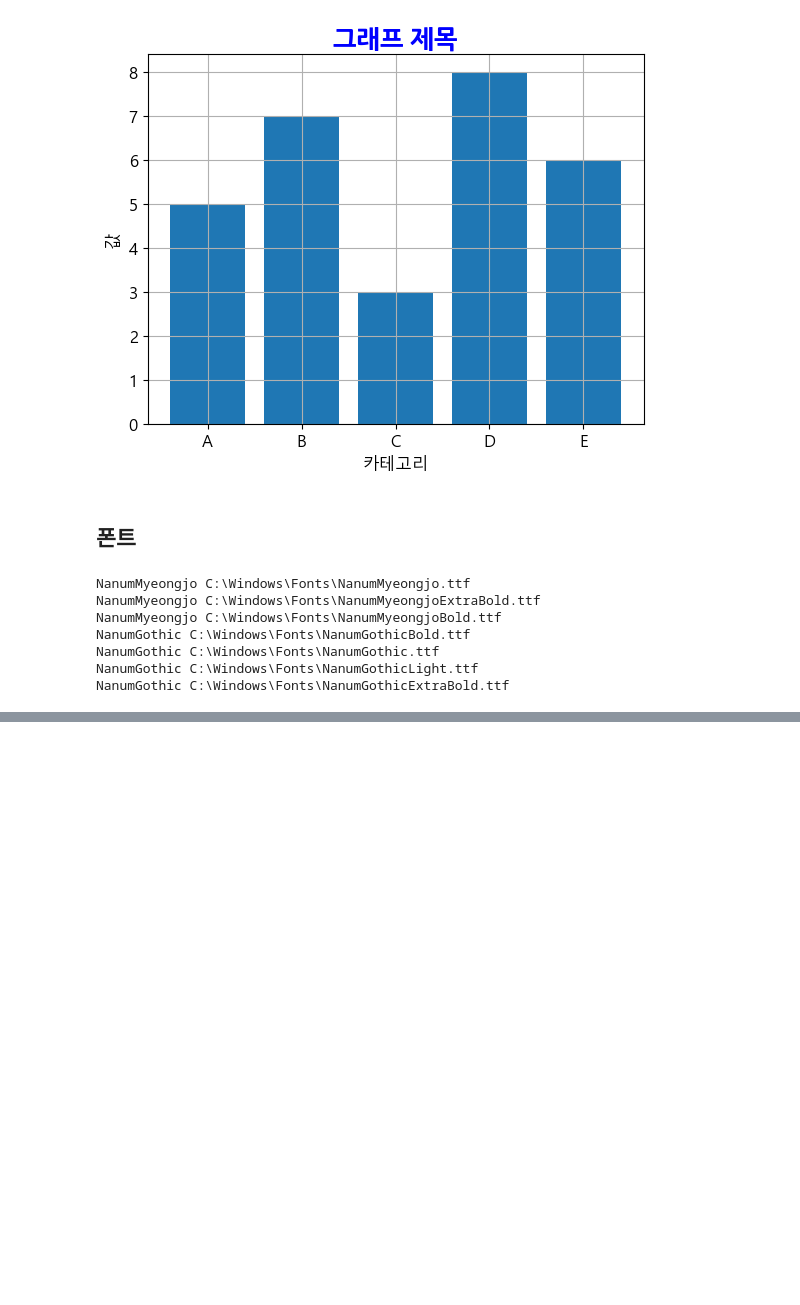
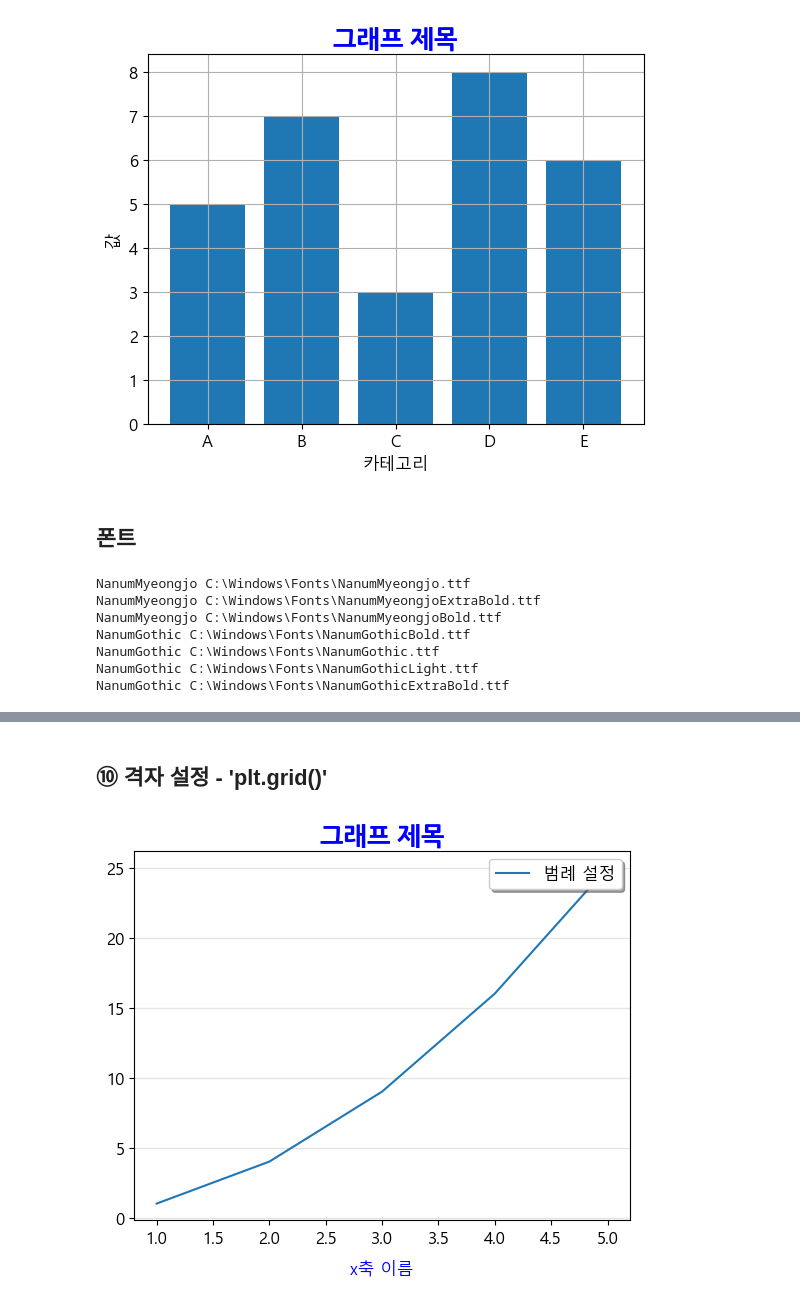
Before and after one commit to loveinlove02/data01, a Jupyter notebook: app_02.ipynb, the cells around one changed output, grey strips where cells are left out. Drawn from its saved outputs; the diff is of its cells as text; code cells hidden in the pictures; blank space fills up the shorter version.

```diff
--- a/app_02.ipynb
+++ b/app_02.ipynb
@@ -194,0 +258,29 @@ NanumGothic C:\Windows\Fonts\NanumGothicExtraBold.ttf
+# %% [markdown]
+## ⑩ 격자 설정 - 'plt.grid()'
+# %%
+import matplotlib.pyplot as plt
+import matplotlib
+
+matplotlib.rcParams['font.family'] = 'Malgun Gothic'
+matplotlib.rcParams['axes.unicode_minus'] = False
+
+fig, ax = plt.subplots()
+
+x = [1, 2, 3, 4, 5]
+y = [1, 4, 9, 16, 25]
+
+ax.plot(x, y, label='범례 설정')
+
+ax.set_xlabel('x축 이름', labelpad=10, loc='center', color='blue')
+ax.legend(loc='upper right', fontsize=12, shadow=True)
+
+# True로 설정하면 x, y 축 둘 다 표시
+# plt.grid(True, axis='y') 가로 방향
+# plt.grid(True, axis='x') 세 로 방향
+# 격자(그리드) y는 가로 방향. 색깔 회색, 투명도 0.2, 선 스타일 실선, 선 두께 1
+plt.grid(True, axis='y', color='gray', alpha=0.2, linestyle='-', linewidth=1)
+
+plt.title('그래프 제목', fontdict={'fontfamily': 'NanumGothic', 'fontsize': 18, 'fontweight':'bold', 'color':'blue'})
+plt.show()
+# %% [output]
+[figure, added]
```
Also changed, not shown: parts of 4 cells of this notebook.
